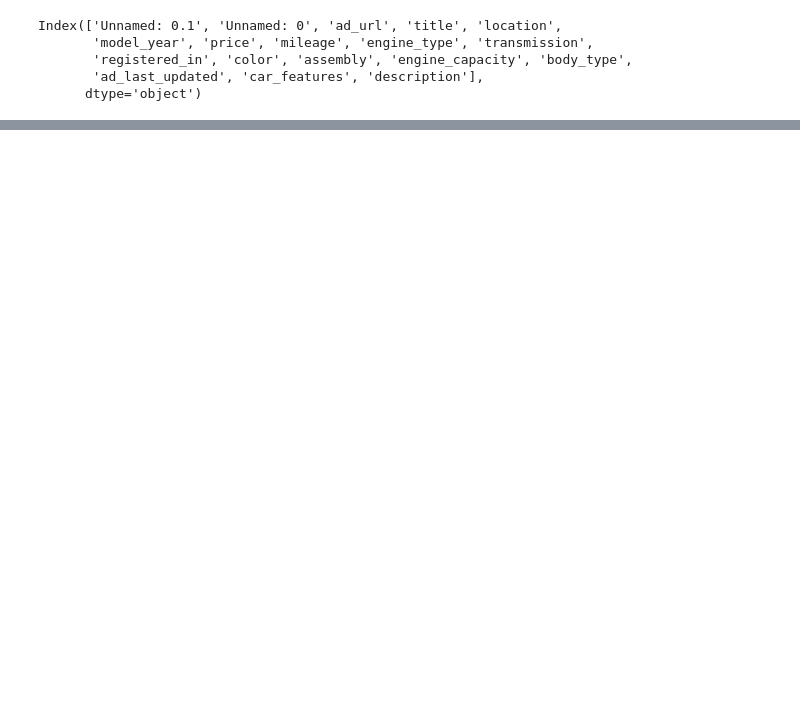
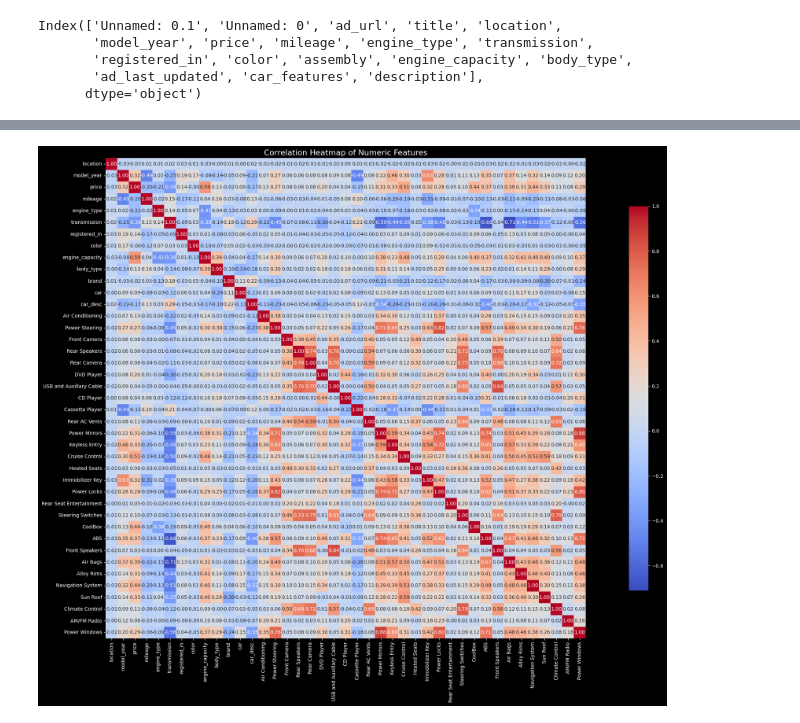
Before and after one commit to ProgrammerRez/Pakwheels-Car-Price-and-Analysis-Chatbot, a Jupyter notebook: Steps/02. Feature_Engineering.ipynb, the cells around one changed output, grey strips where cells are left out. Drawn from its saved outputs; the diff is of its cells as text; code cells hidden in the pictures; blank space fills up the shorter version.

```diff
--- a/Steps/02. Feature_Engineering.ipynb
+++ b/Steps/02. Feature_Engineering.ipynb
@@ -4,5 +3,5 @@ import pandas as pd
 # %%
-df = pd.read_csv('E:/Client_Projects/Sir_Malik/Used_Car_Sales_Pakwheels/Data/pakwheels_cleaned.csv')
+df = pd.read_csv('D:/Courses/Client_Projects/Sir_Malik/Used_Car_Sales_Pakwheels/Data/pakwheels_cleaned.csv')
 df.head()
 # %% [output]
 |  | Unnamed: 0.1 | Unnamed: 0 | ad_url | title | location | model_year | price | mileage | engine_type | ... |
@@ -20,7 +45,7 @@ Index(['Unnamed: 0.1', 'Unnamed: 0', 'ad_url', 'title', 'location',
        'ad_last_updated', 'car_features', 'description'],
       dtype='object')
 # %%
-df = df.drop(['Unnamed: 0.1', 'Unnamed: 0', 'ad_url'],axis=1)
+df = df.drop(['Unnamed: 0.1', 'Unnamed: 0', 'ad_url','description','ad_last_updated','assembly'],axis=1)
 df.head()
 # %% [output]
 |  | title | location | model_year | price | mileage | engine_type | transmission | registered_in | color | ... |
@@ -76,0 +245,7 @@ df_clean_1.head()
+# %%
+import re
+def remove_year(text):
+    return re.sub(r'\b(19|20)\d{2}\b', '', text)
+
+# Apply year removal and clean up whitespace
+df_clean['car_desc'] = df_clean['car_desc'].fillna('').apply(remove_year).str.strip()
@@ -102,0 +402,19 @@ for city in city_array:
+# %%
+import pandas as pd
+import seaborn as sns
+import matplotlib.pyplot as plt
+
+# Ensure all relevant columns are numeric (this includes model_year, price, mileage, engine_capacity, etc.)
+numeric_cols = df.select_dtypes(include=['int64', 'float64']).columns.tolist()
+
+# Calculate correlation matrix
+correlation_matrix = df.corr()
+
+# Plot heatmap
+plt.figure(figsize=(25, 16))
+sns.heatmap(correlation_matrix, annot=True, fmt=".2f", cmap='coolwarm', square=True, cbar_kws={"shrink": 0.8})
+plt.title("Correlation Heatmap of Numeric Features", fontsize=16)
+plt.tight_layout()
+plt.show()
+# %% [output]
+[figure, added]
```
Also changed, not shown: parts of 27 cells of this notebook, 17 other files.
